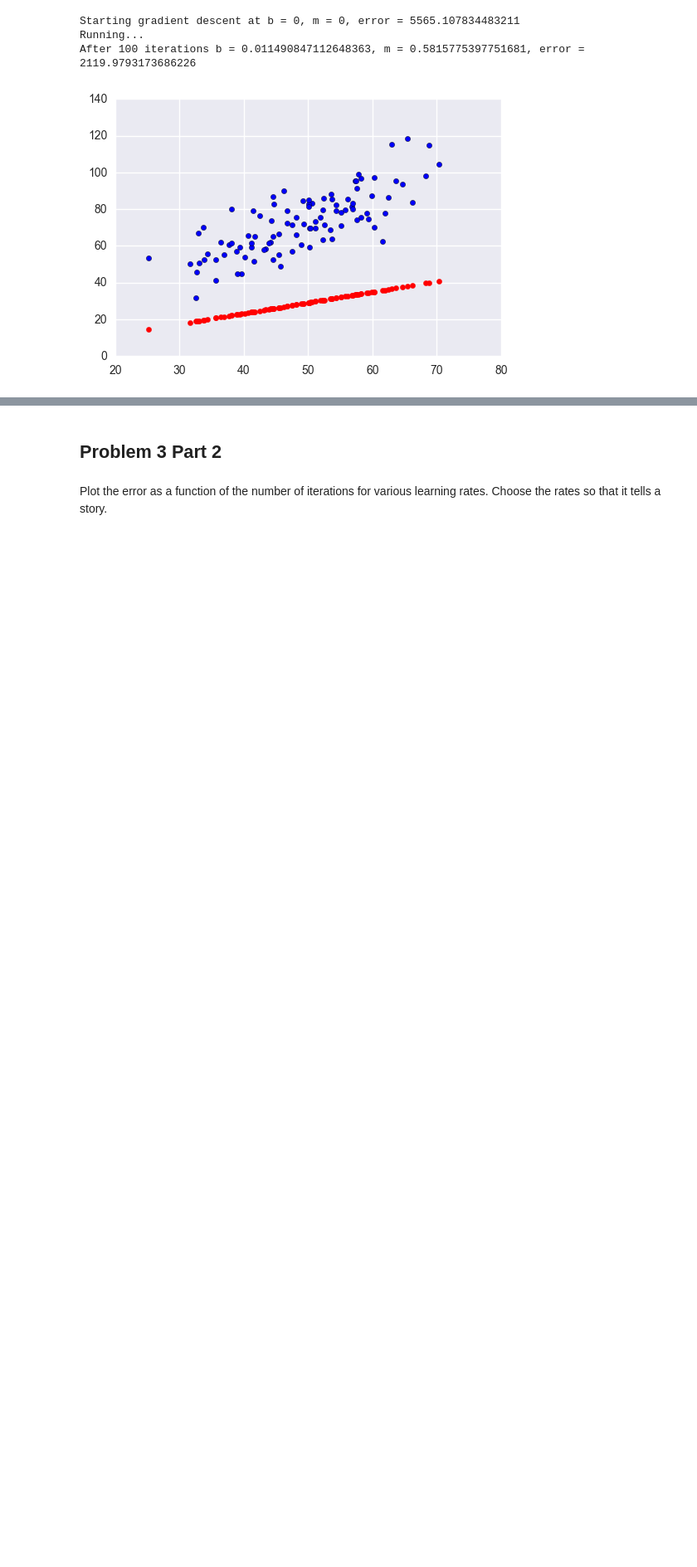
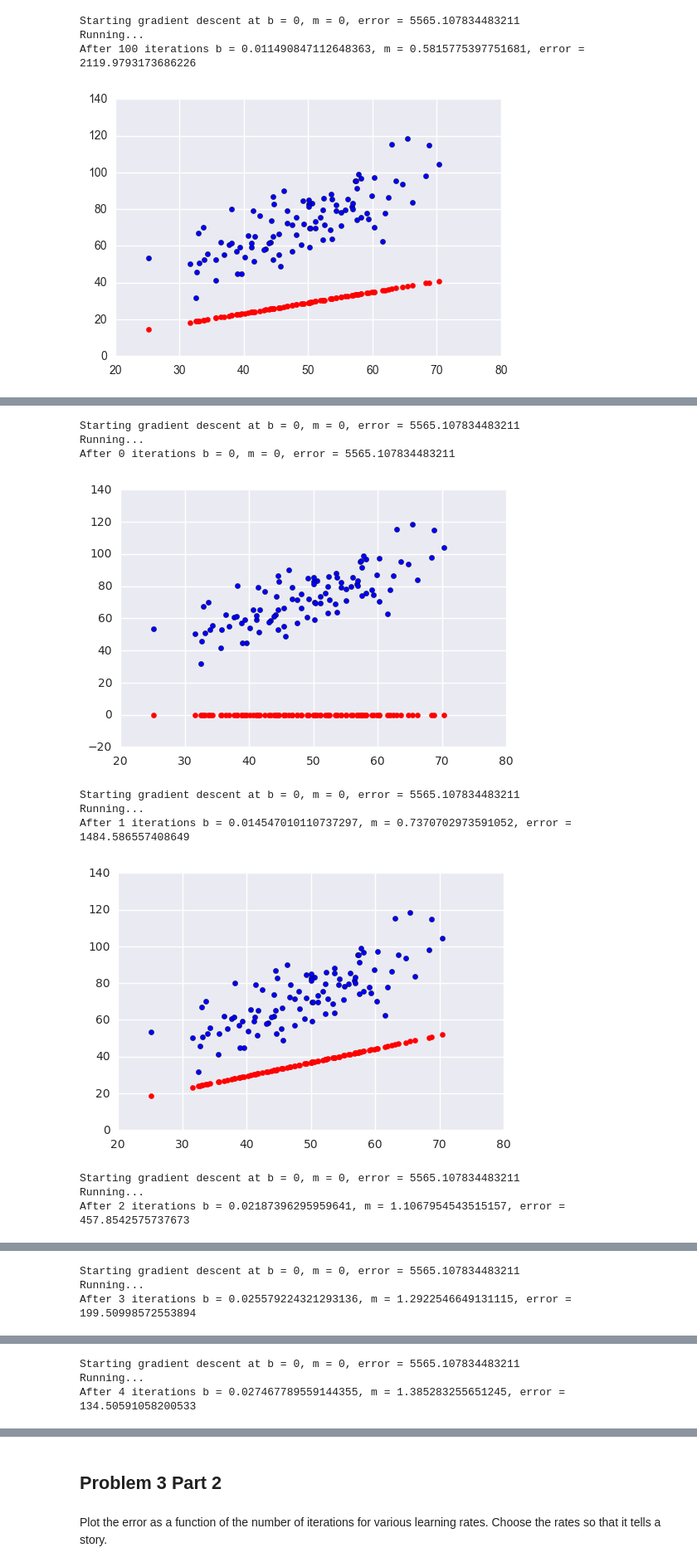
Before and after one commit to Columbia-Intro-Data-Science/python-introduction-radifi, a Jupyter notebook: Homework 1 - Github and Pandas-RachelField.ipynb, the cells around one changed output, grey strips where cells are left out. Shown at 83% size. Drawn from its saved outputs; the diff is of its cells as text; code cells hidden in the pictures; blank space fills up the shorter version.

```diff
--- a/Homework 1 - Github and Pandas-RachelField.ipynb
+++ b/Homework 1 - Github and Pandas-RachelField.ipynb
@@ -403,0 +413,31 @@ After 5 iterations b = 0.0007201663423535918, m = 0.03648799596188203, error = 5
+# %%
+# Use this to visually discuss convergence rate based on learning rate
+def run(num_iterations):
+    points = genfromtxt("../data/data.csv", delimiter=",")
+    learning_rate = 0.0001
+    initial_b = 0 # initial y-intercept guess
+    initial_m = 0 # initial slope guess
+    num_iterations = num_iterations
+    print ("Starting gradient descent at b = {0}, m = {1}, error = {2}".format(initial_b, initial_m, compute_error_for_line_given_points(initial_b, initial_m, points)))
+    print ("Running...")
+    [b, m] = gradient_descent_runner(points, initial_b, initial_m, learning_rate, num_iterations)
+    print ("After {0} iterations b = {1}, m = {2}, error = {3}".format(num_iterations, b, m, compute_error_for_line_given_points(b, m, points)))
+    for i in range(0,len(points)):
+        plt.scatter(points[i,0],points[i,1])
+        plt.scatter(points[i,0],m*points[i,0]+b,color='r')
+
+for num in range(0,10):
+    run(num)
+    plt.show()
+# %% [output]
+Starting gradient descent at b = 0, m = 0, error = 5565.107834483211
+Running...
+After 0 iterations b = 0, m = 0, error = 5565.107834483211
+[figure, added]
+Starting gradient descent at b = 0, m = 0, error = 5565.107834483211
+Running...
+After 1 iterations b = 0.014547010110737297, m = 0.7370702973591052, error = 1484.586557408649
+[figure, added]
+Starting gradient descent at b = 0, m = 0, error = 5565.107834483211
+Running...
+After 2 iterations b = 0.02187396295959641, m = 1.1067954543515157, error = 457.8542575737673
@@ -403,0 +445,3 @@ After 5 iterations b = 0.0007201663423535918, m = 0.03648799596188203, error = 5
+Starting gradient descent at b = 0, m = 0, error = 5565.107834483211
+Running...
+After 3 iterations b = 0.025579224321293136, m = 1.2922546649131115, error = 199.50998572553894
@@ -403,0 +449,3 @@ After 5 iterations b = 0.0007201663423535918, m = 0.03648799596188203, error = 5
+Starting gradient descent at b = 0, m = 0, error = 5565.107834483211
+Running...
+After 4 iterations b = 0.027467789559144355, m = 1.385283255651245, error = 134.50591058200533
```
Also changed, not shown: parts of 5 cells of this notebook.
